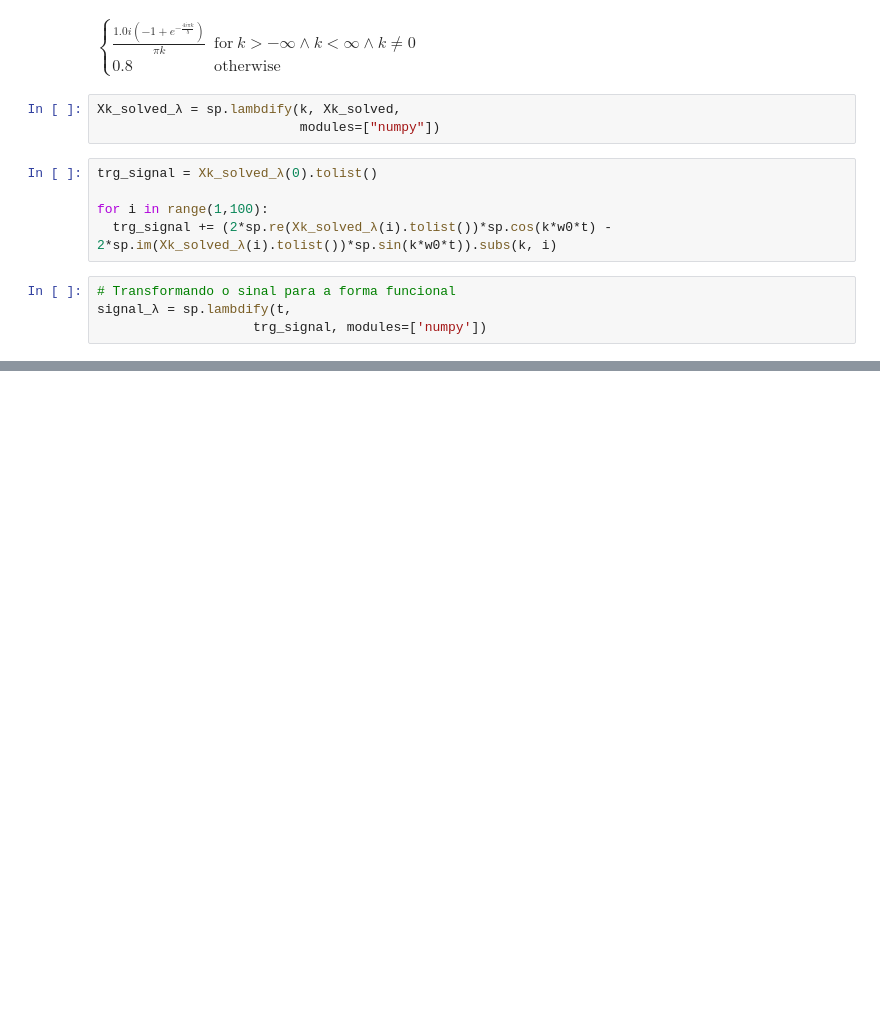
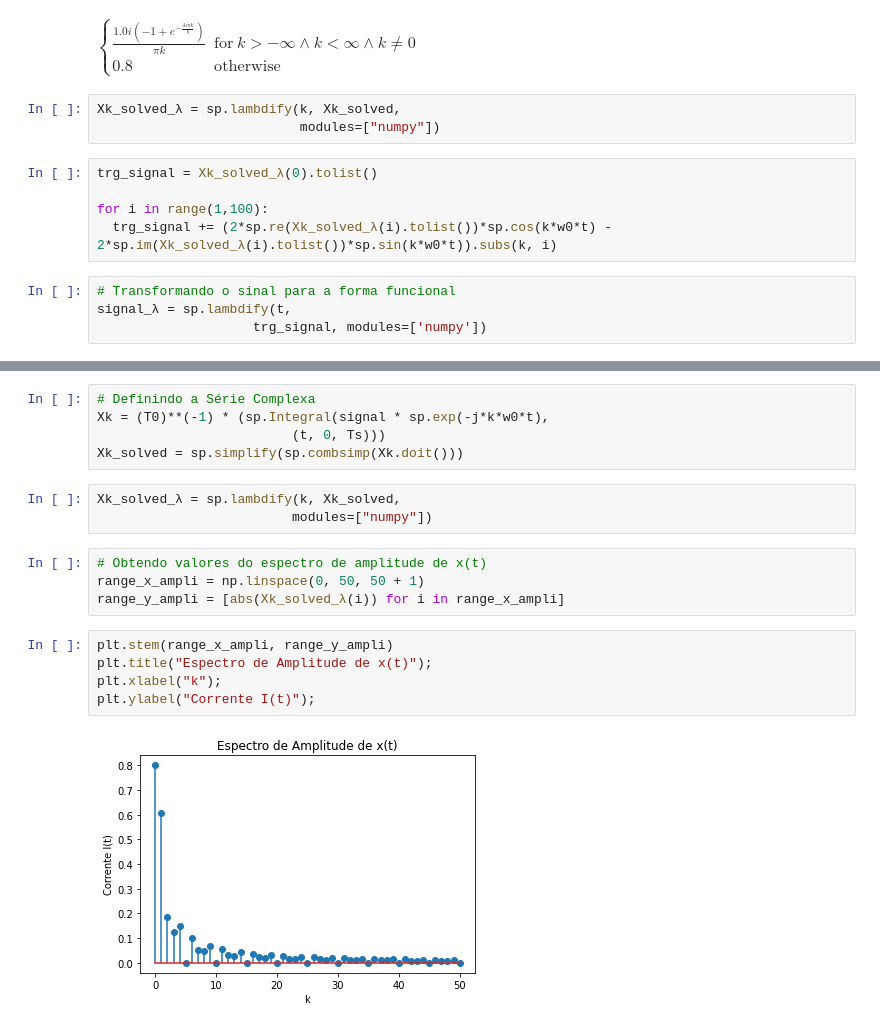
Before and after one commit to JohnGarrido/BC1509, a Jupyter notebook: test_1_notebook.ipynb, the cells around one changed output, grey strips where cells are left out. Drawn from its saved outputs; the diff is of its cells as text; blank space fills up the shorter version.

```diff
--- a/test_1_notebook.ipynb
+++ b/test_1_notebook.ipynb
@@ -295,0 +296,19 @@ Text(0, 0.5, 'Amplitude (A)')
+# %%
+# Definindo a Série Complexa
+Xk = (T0)**(-1) * (sp.Integral(signal * sp.exp(-j*k*w0*t),
+                         (t, 0, Ts)))
+Xk_solved = sp.simplify(sp.combsimp(Xk.doit()))
+# %%
+Xk_solved_λ = sp.lambdify(k, Xk_solved,
+                         modules=["numpy"])
+# %%
+# Obtendo valores do espectro de amplitude de x(t)
+range_x_ampli = np.linspace(0, 50, 50 + 1)
+range_y_ampli = [abs(Xk_solved_λ(i)) for i in range_x_ampli]
+# %%
+plt.stem(range_x_ampli, range_y_ampli)
+plt.title("Espectro de Amplitude de x(t)");
+plt.xlabel("k");
+plt.ylabel("Corrente I(t)");
+# %% [output]
+[figure, added]
```
Also changed, not shown: parts of 13 cells of this notebook.
